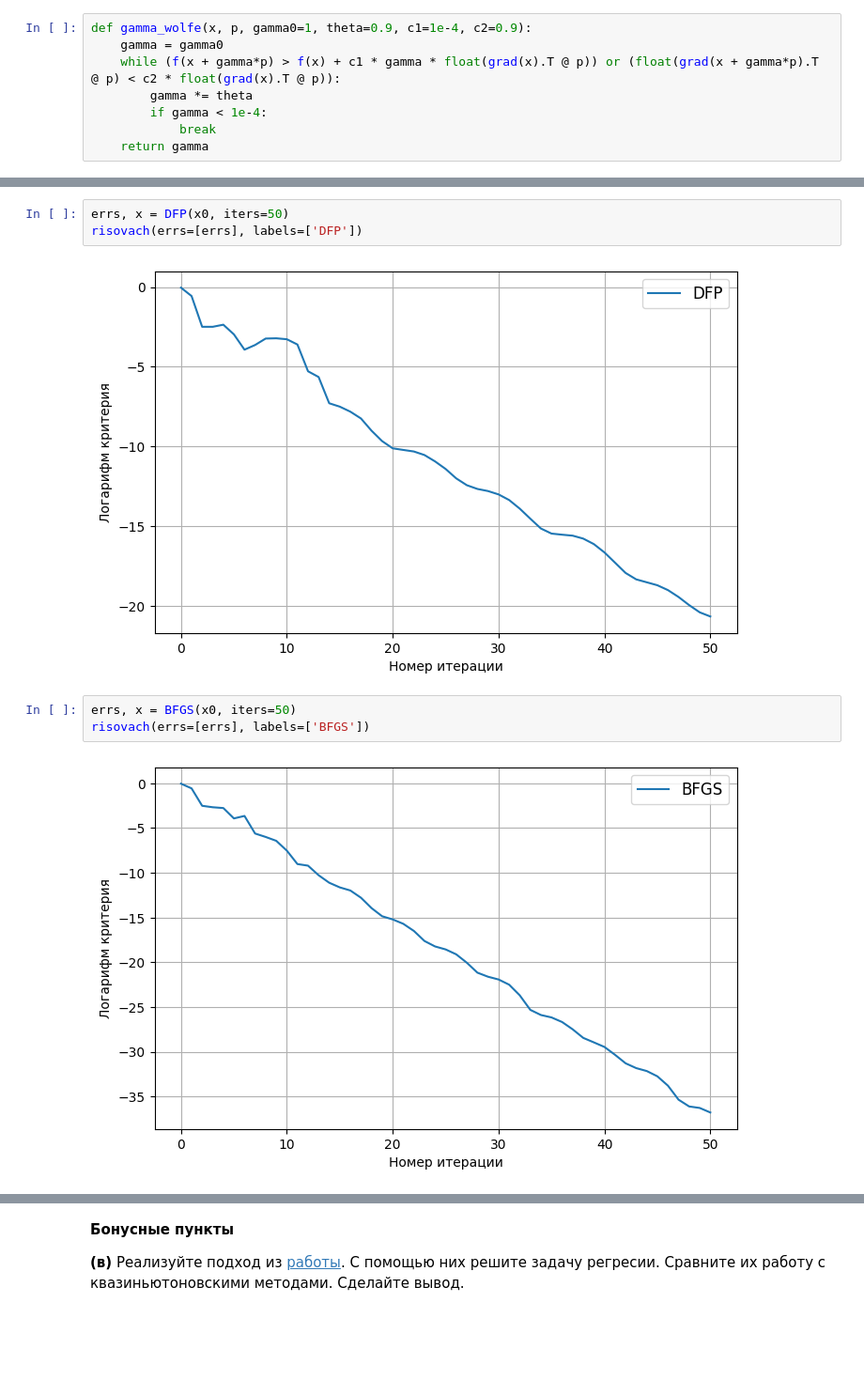
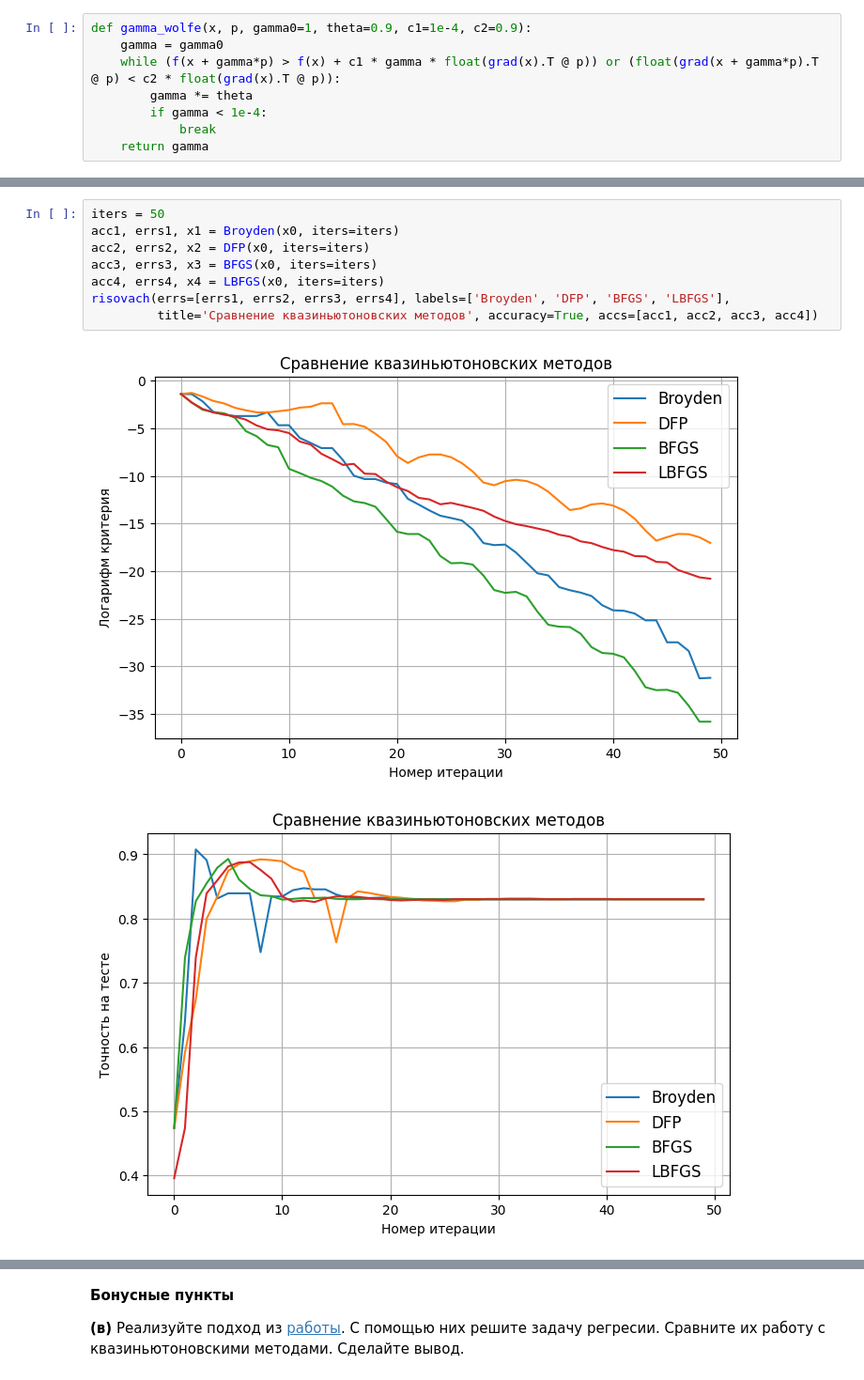
Before and after one commit to featztex/optimization, a Jupyter notebook: hw/Emelyanov_HW_9.ipynb, the cells around one changed output, grey strips where cells are left out. Shown: that part at 94% size. Cells and saved outputs as stored; diff of their text form; blank space fills up the shorter version.

```diff
--- a/hw/Emelyanov_HW_9.ipynb
+++ b/hw/Emelyanov_HW_9.ipynb
@@ -337,10 +428,11 @@ def BFGS(x0, iters=1000):
-# %%
-errs, x = DFP(x0, iters=50)
-risovach(errs=[errs], labels=['DFP'])
-# %% [output]
-[figure, removed]
-# %%
-errs, x = BFGS(x0, iters=50)
-risovach(errs=[errs], labels=['BFGS'])
-# %% [output]
-[figure, removed]
+# %%
+iters = 50
+acc1, errs1, x1 = Broyden(x0, iters=iters)
+acc2, errs2, x2 = DFP(x0, iters=iters)
+acc3, errs3, x3 = BFGS(x0, iters=iters)
+acc4, errs4, x4 = LBFGS(x0, iters=iters)
+risovach(errs=[errs1, errs2, errs3, errs4], labels=['Broyden', 'DFP', 'BFGS', 'LBFGS'],
+         title='Сравнение квазиньютоновских методов', accuracy=True, accs=[acc1, acc2, acc3, acc4])
+# %% [output]
+[figure, added]
+[figure, added]
```
Also changed, not shown: parts of 10 cells of this notebook.
